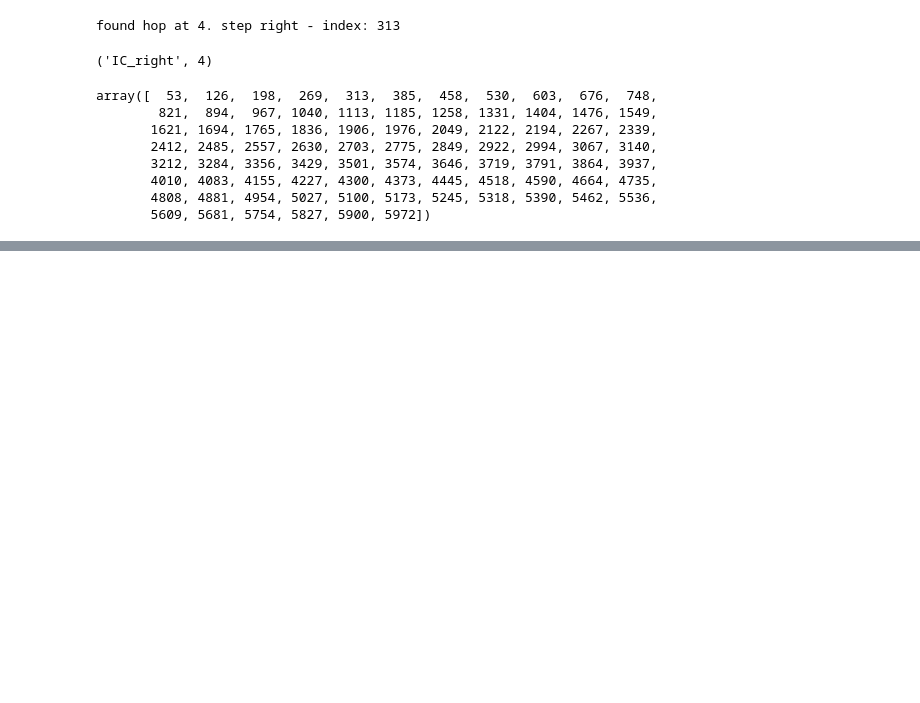
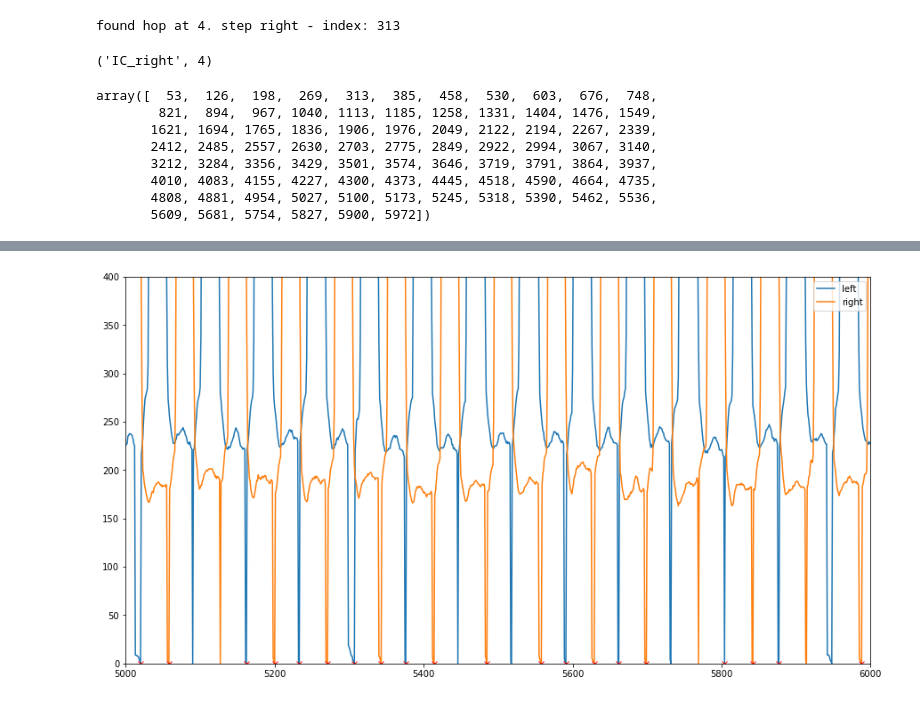
Before and after one commit to luceskywalker/TexSense, a Jupyter notebook: study1/jupyter/p01/p01.ipynb, the cells around one changed output, grey strips where cells are left out. Cells and saved outputs as stored; diff of their text form; code cells hidden in the pictures; blank space fills up the shorter version.

```diff
--- a/study1/jupyter/p01/p01.ipynb
+++ b/study1/jupyter/p01/p01.ipynb
@@ -227,0 +306,20 @@ def find_hop(events_dict):
+# %%
+l = offset_stage1(offset_stage0(left))
+r = offset_stage1(offset_stage0(right))
+
+force_left = pi_force(l)
+force_right = pi_force(r)
+ic_left = pi_ic(force_left, 100)
+ic_right = pi_ic(force_right, 100)
+
+plt.plot(force_left, label='left')
+plt.plot(force_right, label='right')
+plt.plot(ic_right, force_right[ic_right], 'rx')
+plt.plot(ic_left, force_left[ic_left], 'rx')
+plt.xlim(5000,6000)
+plt.ylim(0,400)
+plt.legend()
+fig = plt.gcf()
+fig.set_size_inches(15, 8)
+# %% [output]
+[figure, added]
```
Also changed, not shown: parts of 14 cells of this notebook.
